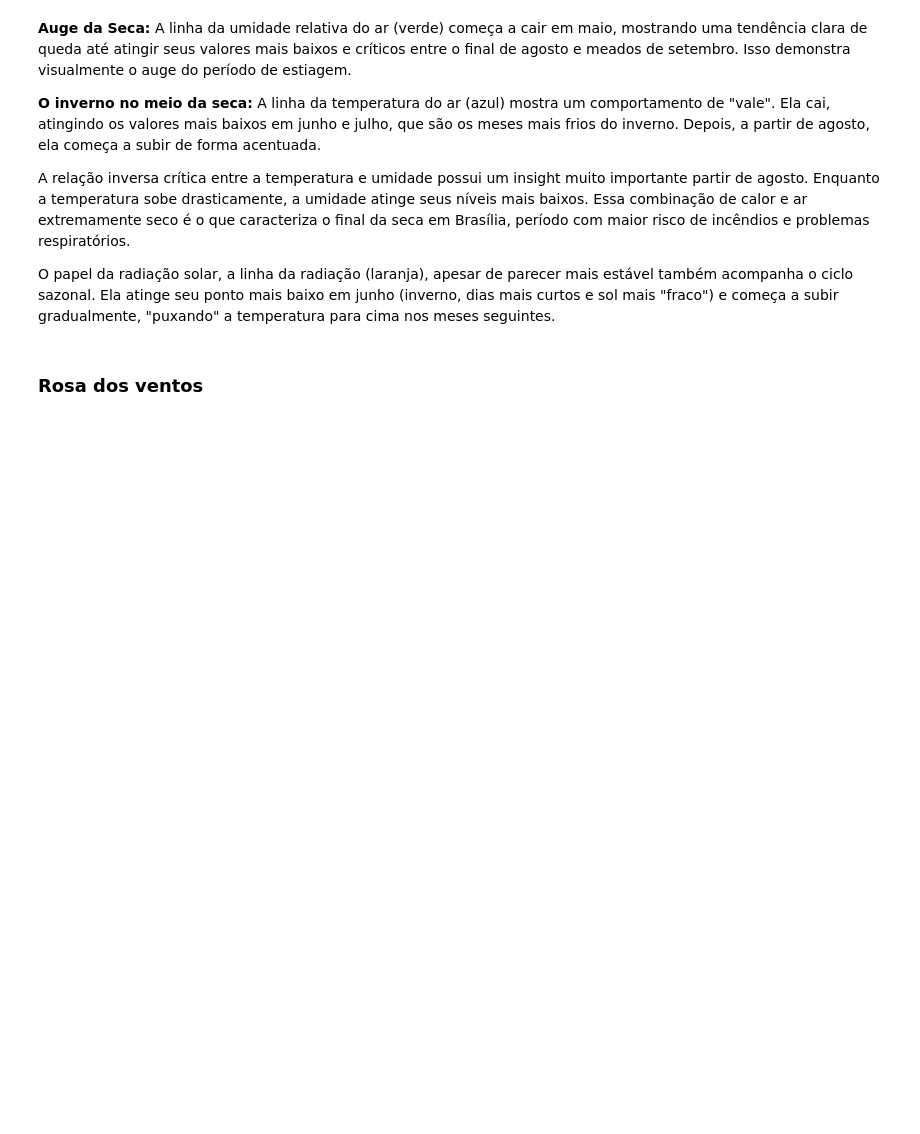
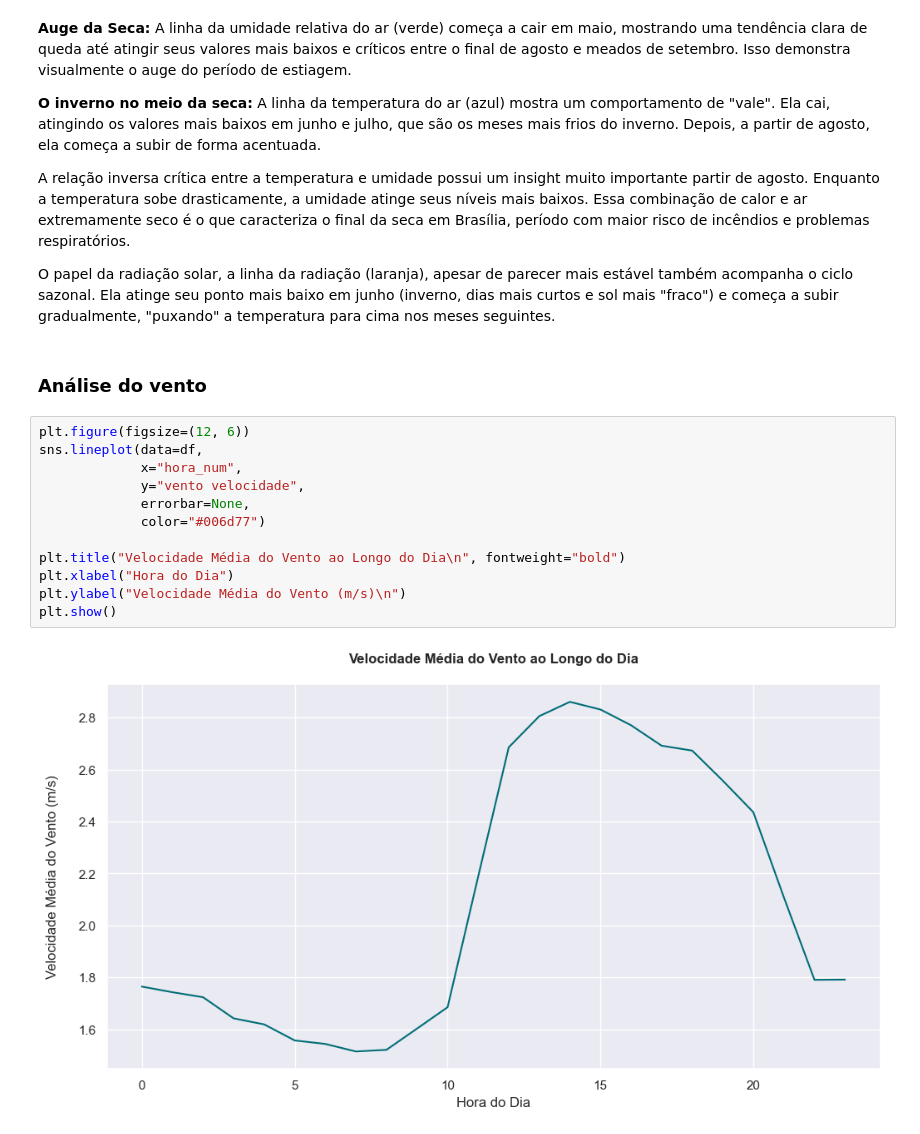
Before and after one commit to Mustasheep/brasilia-weather-forecasting, a Jupyter notebook: notebooks/02_eda.ipynb, the cells around one changed output. Saved outputs shown, nothing was run; the diff lists cells and outputs as text; blank space fills up the shorter version.

Commit message:
analise do vento concluída. Iniciando análise das chuvas

```diff
--- a/notebooks/02_eda.ipynb
+++ b/notebooks/02_eda.ipynb
@@ -267,4 +271,18 @@ A relação inversa crítica entre a temperatura e umidade possui um insight mui
 
 O papel da radiação solar, a linha da radiação (laranja), apesar de parecer mais estável também acompanha o ciclo sazonal. Ela atinge seu ponto mais baixo em junho (inverno, dias mais curtos e sol mais "fraco") e começa a subir gradualmente, "puxando" a temperatura para cima nos meses seguintes.
 # %% [markdown]
-### Rosa dos ventos
+### Análise do vento
+# %%
+plt.figure(figsize=(12, 6))
+sns.lineplot(data=df,
+             x="hora_num",
+             y="vento velocidade",
+             errorbar=None,
+             color="#006d77")
+
+plt.title("Velocidade Média do Vento ao Longo do Dia\n", fontweight="bold")
+plt.xlabel("Hora do Dia")
+plt.ylabel("Velocidade Média do Vento (m/s)\n")
+plt.show()
+# %% [output]
+[figure, added]
```
Also changed, not shown: parts of 7 cells of this notebook.
